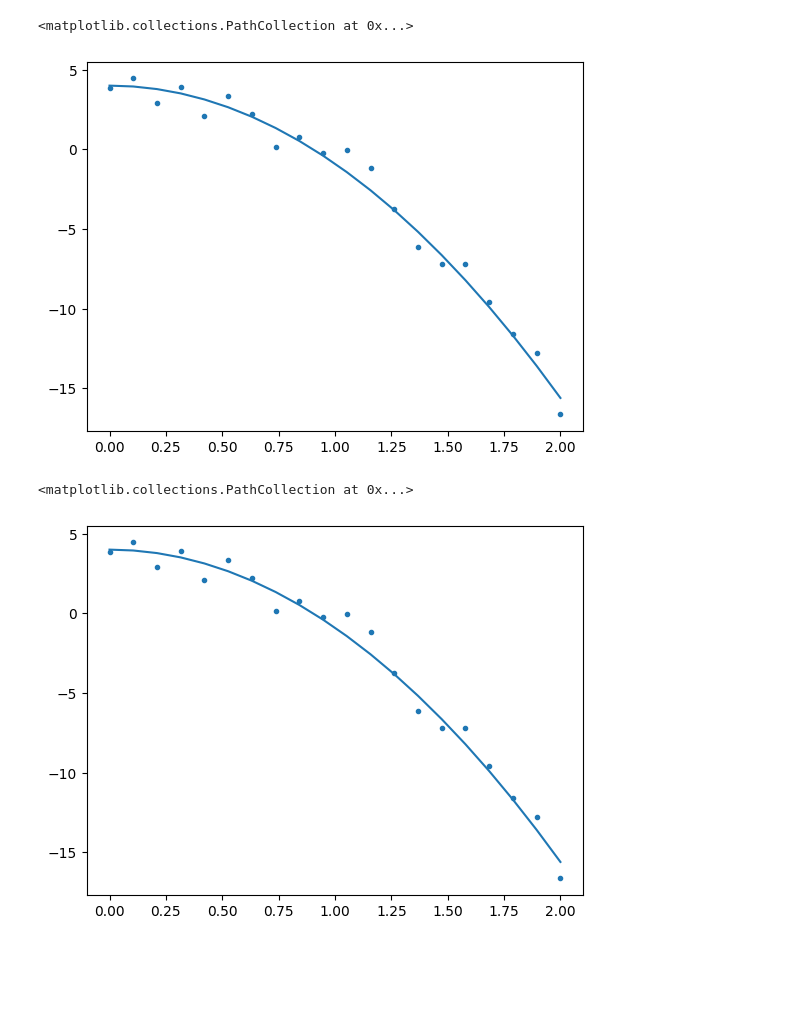
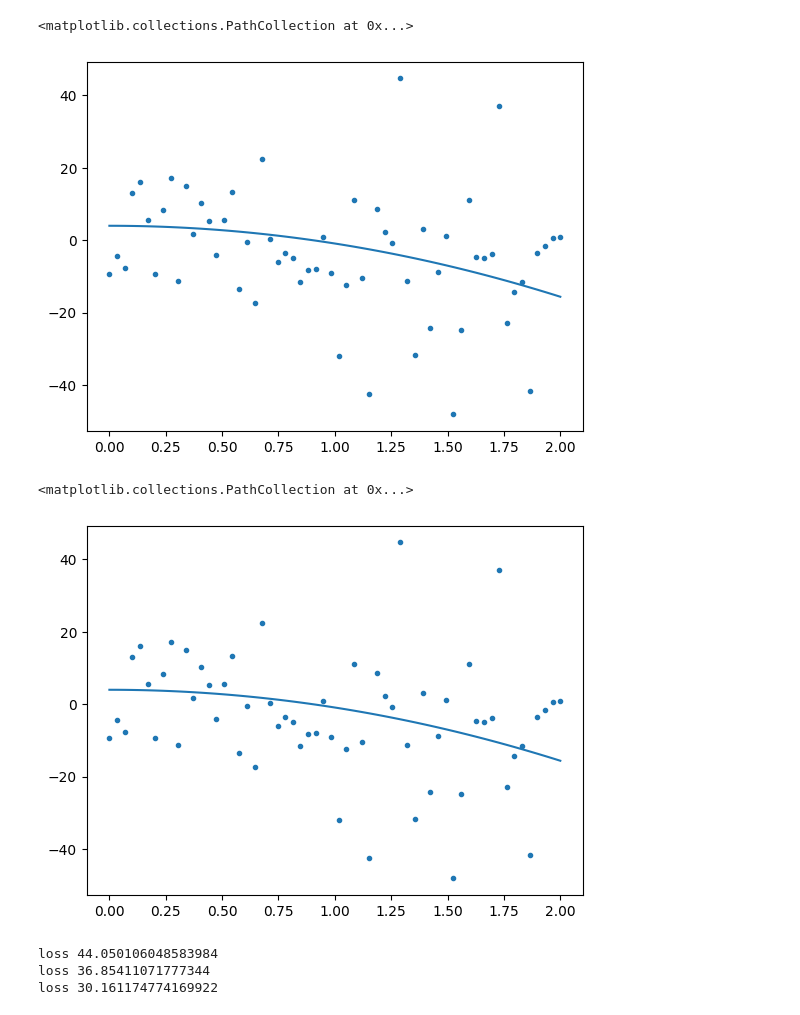
Before and after one commit to panda-yoo/ML_practice_code, a Jupyter notebook: march_2025/file1.ipynb, the cells around one changed output. Drawn from its saved outputs; the diff is of its cells as text; code cells hidden in the pictures; blank space fills up the shorter version.

```diff
--- a/march_2025/file1.ipynb
+++ b/march_2025/file1.ipynb
@@ -10,18 +20,32 @@ fatal: not a git repository (or any of the parent directories): .git
 # %%
 def eq_of_projectile(h0,t,u):
     g = 9.8
     return h0 + u*t - 0.5 * g * t**2
 
 
-t = np.linspace(0, 2, 20)
+t = np.linspace(0, 2, 60)
 h0,u = 4,0
+noise_para1 = 4 * np.random.randint(low=2,high=5)
+noise_para2 = 7 * np.random.randint(low=2,high=5)
 
-y_true = eq_of_projectile(h0,t,u)
-y_data = y_true + np.random.randn(len(t))/1.5
+
+y = eq_of_projectile(h0,t,u)
+l1 = len(y)//2
+l2 = len(y) - l1
+
+
+d1 =  y[:l1] + noise_para1 * np.random.randn(l1)
+d2 =  y[l1:] + noise_para2 * np.random.randn(l2)
+
+y_data = np.append(d1,d2,axis=0)
+
+# y_data = y + noise_para * np.random.standard_cauchy(len(t))
+
+
 #np.save('y_data.npy',y_data)
 
-plt.plot(t,y_true)
+plt.plot(t,y)
 plt.scatter(t, y_data, marker=".")
 # %% [output]
 <matplotlib.collections.PathCollection at 0x...>
-[figure, old version]
+[figure, new version]
@@ -32,6 +54,6 @@ y_data = np.load('y_data.npy')
 # %%
-plt.plot(t,y_true)
+plt.plot(t,y)
 plt.scatter(t, y_data, marker=".")
 # %% [output]
 <matplotlib.collections.PathCollection at 0x...>
-[figure, old version]
+[figure, new version]
@@ -37,0 +64,28 @@ plt.scatter(t, y_data, marker=".")
+# %%
+model = SimpleNN(n_neurons=16)
+opt = th.optim.Adam(params=model.parameters())
+loss_obj = th.nn.MSELoss()
+
+epochs = 300
+
+model.train()
+
+for epoch in range(epochs):
+    opt.zero_grad()
+
+    y_pred = model.forward(X=th_t)
+
+    loss = loss_obj(y_pred,th_y_true)
+
+    #loss = th.autograd.Variable(loss,requires_grad=True)
+    loss.backward()
+    # print(y_pred)
+    # break
+    opt.step()
+
+    if epoch % 100 == 0:
+      print(f'loss {loss}')
+# %% [output]
+loss 44.050106048583984
+loss 36.85411071777344
+loss 30.161174774169922
```
Also changed, not shown: parts of 9 cells of this notebook.
